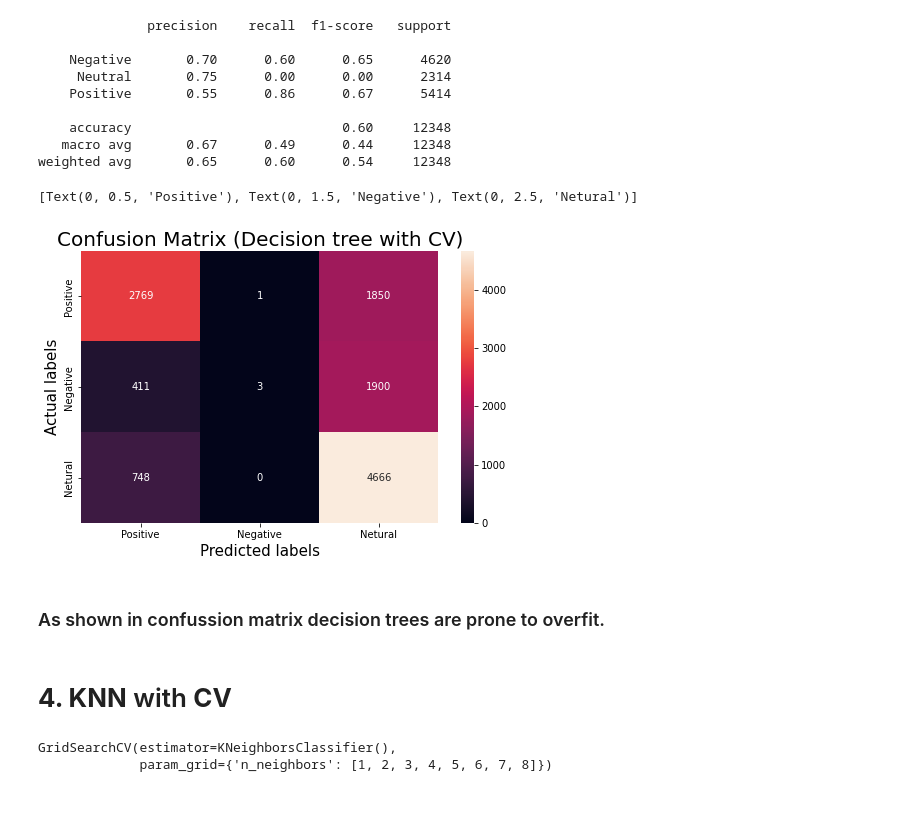
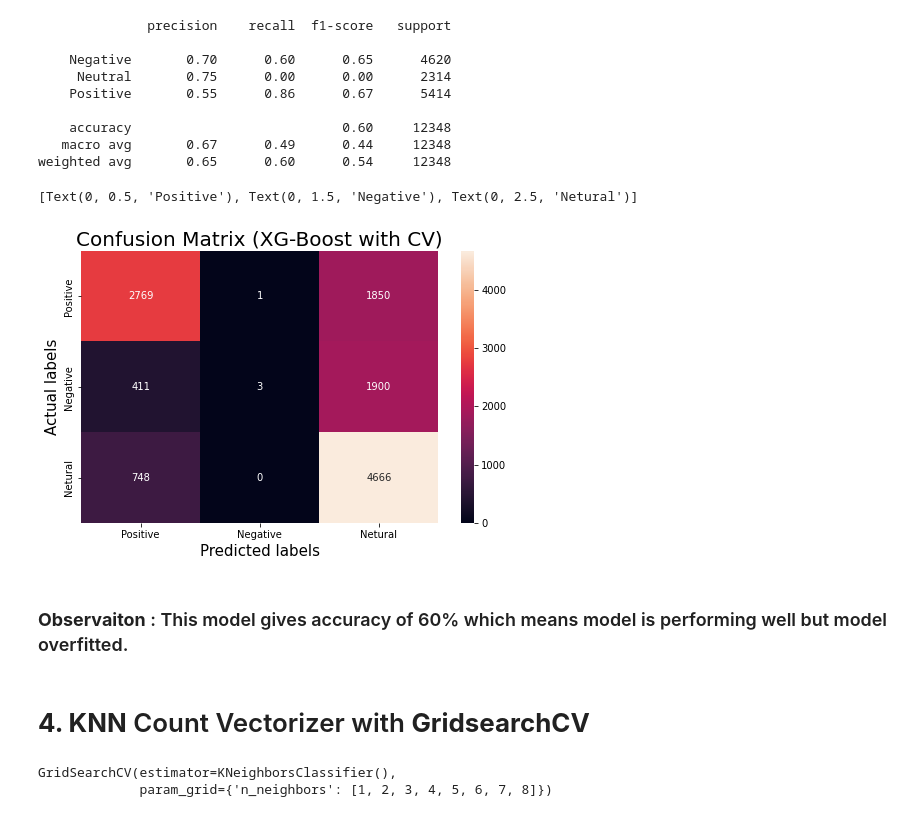
Before and after one commit to anup-anny/Coronavirus-Tweet-Sentiment-Analysis, a Jupyter notebook: Coronavirus_Tweet_Sentiment_Analysis_Capstone_Project.ipynb, the cells around one changed output. Drawn from its saved outputs; the diff is of its cells as text; code cells hidden in the pictures.

```diff
--- a/Coronavirus_Tweet_Sentiment_Analysis_Capstone_Project.ipynb
+++ b/Coronavirus_Tweet_Sentiment_Analysis_Capstone_Project.ipynb
@@ -594,23 +589,23 @@ weighted avg       0.65      0.60      0.54     12348
 # %%
 #Plotting Confussion matrix
 cf3= (confusion_matrix(y_test,pred_xgb_cv))
 plt.figure(figsize=(8,5))
 ax= plt.subplot()
 sns.heatmap(cf3, annot=True, fmt=".0f",ax = ax)
 
 # labels, title and ticks
 ax.set_xlabel('Predicted labels', fontsize=15)
 ax.set_ylabel('Actual labels', fontsize=15)
-ax.set_title('Confusion Matrix (Decision tree with CV)', fontsize=20)
+ax.set_title('Confusion Matrix (XG-Boost with CV)', fontsize=20)
 ax.xaxis.set_ticklabels(labels)
 ax.yaxis.set_ticklabels(labels)
 # %% [output]
 [Text(0, 0.5, 'Positive'), Text(0, 1.5, 'Negative'), Text(0, 2.5, 'Netural')]
-[figure, old version]
+[figure, new version]
-# %% [markdown]
-### As shown in confussion matrix decision trees are prone to overfit.
+# %% [markdown]
+### **Observaiton** : This model gives accuracy of 60% which means model is performing well but model overfitted.
 # %% [markdown]
-# **4. KNN** with  **CV**
+# **4. KNN** Count Vectorizer with  **GridsearchCV**
 # %%
 # Initializing model
 knn = KNeighborsClassifier()
```
Also changed, not shown: parts of 65 cells of this notebook.
